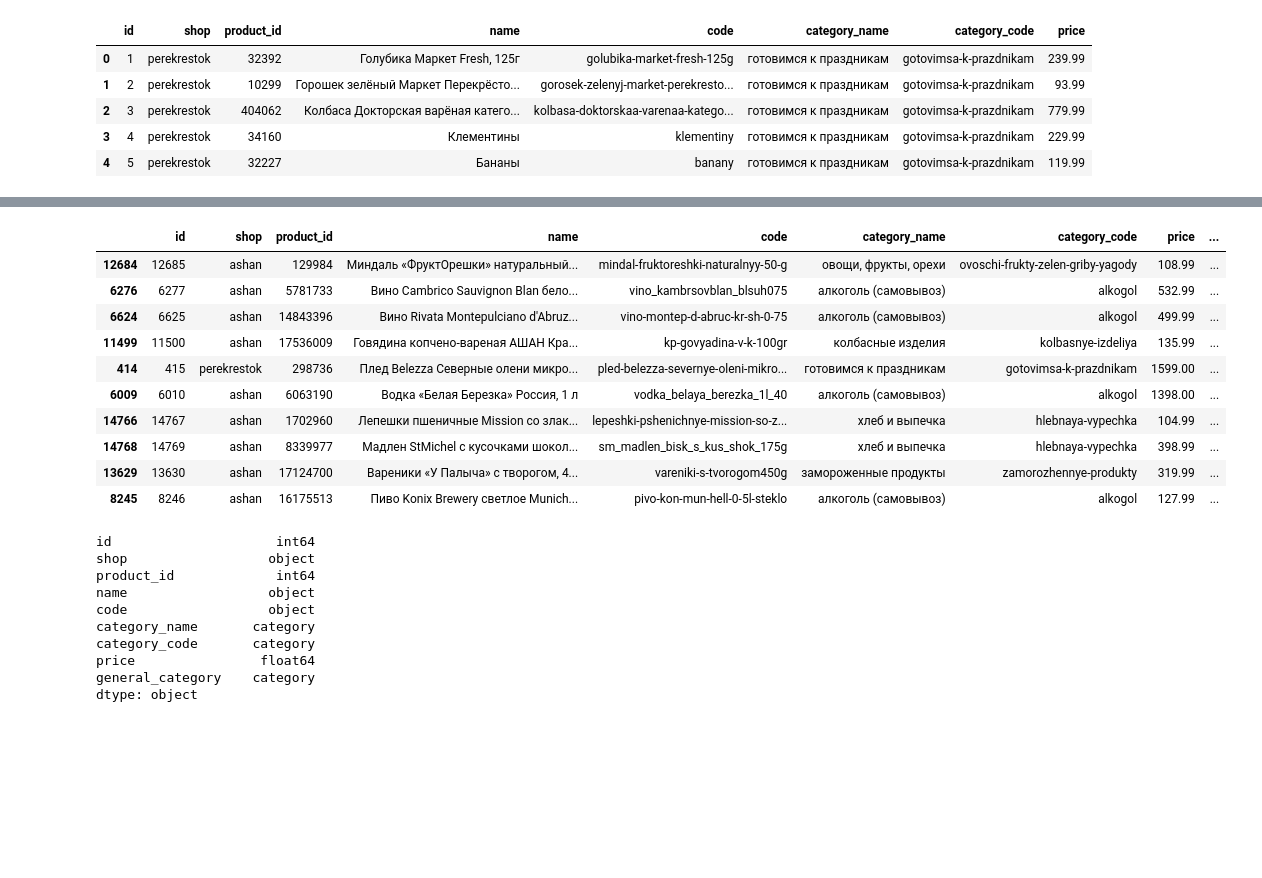
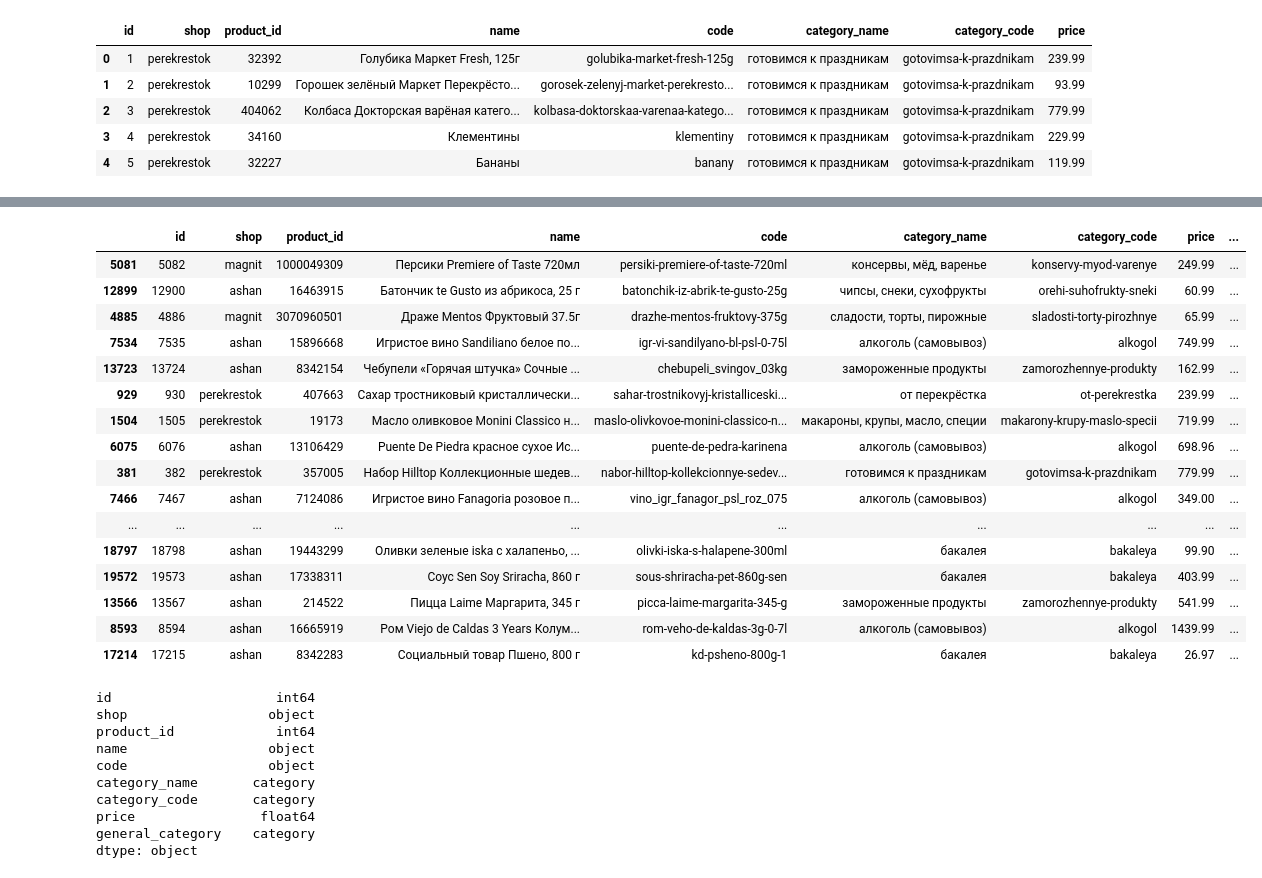
Before and after one commit to ShangaT/market_matcher, a Jupyter notebook: app/classifier_training/product_classifier.ipynb, the cells around one changed output, grey strips where cells are left out. Cells and saved outputs as stored; diff of their text form; code cells hidden in the pictures; blank space fills up the shorter version.

```diff
--- a/app/classifier_training/product_classifier.ipynb
+++ b/app/classifier_training/product_classifier.ipynb
@@ -70,45 +67,51 @@ products['category_name'].value_counts().plot.bar()
 # %%
 products['general_category'] = np.nan
 
 def general_category(row):
-    if 'мололко' in row['category_name'] or 'молочные' in row['category_name'] or 'сыр' in row['category_name'] or 'яйца' in row['category_name']:
+    if 'молоко' in row['category_name'] or 'молочные' in row['category_name'] or 'сыр' in row['category_name'] or 'яйца' in row['category_name']:
         return 'Молочные продукты'
     elif 'мясные' in row['category_name'] or 'колбасные' in row['category_name']  or 'мясо' in row['category_name'] or 'сосиски' in row['category_name']:
         return 'Мясные продукты'
     elif 'рыба' in row['category_name']:
         return 'Рыба и морепродукты'
     elif 'овощи' in row['category_name'] or 'фрукты' in row['category_name'] or 'орехи' in row['category_name'] or 'снеки' in row['category_name']:
         return 'Овощи, фрукты, закуски'
     elif 'бакалея' in row['category_name'] or 'соусы' in row['category_name'] or 'макароны' in row['category_name']:
         return 'Бакалея и соусы'
     elif 'сладости' in row['category_name']:
         return 'Сладости'
     elif 'консервы' in row['category_name'] or 'мед' in row['category_name'] or 'варенье' in row['category_name']:
         return 'Консервы, мед, варенье'
     elif 'выпечка' in row['category_name'] or 'хлеб' in row['category_name']:
         return 'Выпечка и хлеб'
     elif 'чай' in row['category_name'] or 'кофе' in row['category_name'] or 'сахар' in row['category_name']:
         return 'Чай, кофе, какао, сахар'
     elif 'напитки' in row['category_name'] or 'алкоголь' in row['category_name']:
         return 'Напитки'
     else:
         return 'Прочее'
 
 products['general_category'] = products.apply(general_category, axis=1)
 products.general_category = products.general_category.astype('category')
-products.sample(10)
+products.sample(20)
 # %% [output]
 |  | id | shop | product_id | name | code | category_name | category_code | price | ... |
-| 12684 | 12685 | ashan | 129984 | Миндаль «ФруктОрешки» натуральный... | mindal-fruktoreshki-naturalnyy-50-g | овощи, фрукты, орехи | ovoschi-frukty-zelen-griby-yagody | 108.99 | ... |
-| 6276 | 6277 | ashan | 5781733 | Вино Cambrico Sauvignon Blan бело... | vino_kambrsovblan_blsuh075 | алкоголь (самовывоз) | alkogol | 532.99 | ... |
-| 6624 | 6625 | ashan | 14843396 | Вино Rivata Montepulciano d'Abruz... | vino-montep-d-abruc-kr-sh-0-75 | алкоголь (самовывоз) | alkogol | 499.99 | ... |
-| 11499 | 11500 | ashan | 17536009 | Говядина копчено-вареная АШАН Кра... | kp-govyadina-v-k-100gr | колбасные изделия | kolbasnye-izdeliya | 135.99 | ... |
-| 414 | 415 | perekrestok | 298736 | Плед Belezza Северные олени микро... | pled-belezza-severnye-oleni-mikro... | готовимся к праздникам | gotovimsa-k-prazdnikam | 1599.00 | ... |
-| 6009 | 6010 | ashan | 6063190 | Водка «Белая Березка» Россия, 1 л | vodka_belaya_berezka_1l_40 | алкоголь (самовывоз) | alkogol | 1398.00 | ... |
-| 14766 | 14767 | ashan | 1702960 | Лепешки пшеничные Mission со злак... | lepeshki-pshenichnye-mission-so-z... | хлеб и выпечка | hlebnaya-vypechka | 104.99 | ... |
-| 14768 | 14769 | ashan | 8339977 | Мадлен StMichel с кусочками шокол... | sm_madlen_bisk_s_kus_shok_175g | хлеб и выпечка | hlebnaya-vypechka | 398.99 | ... |
-| 13629 | 13630 | ashan | 17124700 | Вареники «У Палыча» с творогом, 4... | vareniki-s-tvorogom450g | замороженные продукты | zamorozhennye-produkty | 319.99 | ... |
-| 8245 | 8246 | ashan | 16175513 | Пиво Konix Brewery светлое Munich... | pivo-kon-mun-hell-0-5l-steklo | алкоголь (самовывоз) | alkogol | 127.99 | ... |
+| 5081 | 5082 | magnit | 1000049309 | Персики Premiere of Taste 720мл | persiki-premiere-of-taste-720ml | консервы, мёд, варенье | konservy-myod-varenye | 249.99 | ... |
+| 12899 | 12900 | ashan | 16463915 | Батончик te Gusto из абрикоса, 25 г | batonchik-iz-abrik-te-gusto-25g | чипсы, снеки, сухофрукты | orehi-suhofrukty-sneki | 60.99 | ... |
+| 4885 | 4886 | magnit | 3070960501 | Драже Mentos Фруктовый 37.5г | drazhe-mentos-fruktovy-375g | сладости, торты, пирожные | sladosti-torty-pirozhnye | 65.99 | ... |
+| 7534 | 7535 | ashan | 15896668 | Игристое вино Sandiliano белое по... | igr-vi-sandilyano-bl-psl-0-75l | алкоголь (самовывоз) | alkogol | 749.99 | ... |
+| 13723 | 13724 | ashan | 8342154 | Чебупели «Горячая штучка» Сочные ... | chebupeli_svingov_03kg | замороженные продукты | zamorozhennye-produkty | 162.99 | ... |
+| 929 | 930 | perekrestok | 407663 | Сахар тростниковый кристаллически... | sahar-trostnikovyj-kristalliceski... | от перекрёстка | ot-perekrestka | 239.99 | ... |
+| 1504 | 1505 | perekrestok | 19173 | Масло оливковое Monini Classico н... | maslo-olivkovoe-monini-classico-n... | макароны, крупы, масло, специи | makarony-krupy-maslo-specii | 719.99 | ... |
+| 6075 | 6076 | ashan | 13106429 | Puente De Piedra красное сухое Ис... | puente-de-pedra-karinena | алкоголь (самовывоз) | alkogol | 698.96 | ... |
+| 381 | 382 | perekrestok | 357005 | Набор Hilltop Коллекционные шедев... | nabor-hilltop-kollekcionnye-sedev... | готовимся к праздникам | gotovimsa-k-prazdnikam | 779.99 | ... |
+| 7466 | 7467 | ashan | 7124086 | Игристое вино Fanagoria розовое п... | vino_igr_fanagor_psl_roz_075 | алкоголь (самовывоз) | alkogol | 349.00 | ... |
+| ... | ... | ... | ... | ... | ... | ... | ... | ... | ... |
+| 18797 | 18798 | ashan | 19443299 | Оливки зеленые iska с халапеньо, ... | olivki-iska-s-halapene-300ml | бакалея | bakaleya | 99.90 | ... |
+| 19572 | 19573 | ashan | 17338311 | Соус Sen Soy Sriracha, 860 г | sous-shriracha-pet-860g-sen | бакалея | bakaleya | 403.99 | ... |
+| 13566 | 13567 | ashan | 214522 | Пицца Laime Маргарита, 345 г | picca-laime-margarita-345-g | замороженные продукты | zamorozhennye-produkty | 541.99 | ... |
+| 8593 | 8594 | ashan | 16665919 | Ром Viejo de Caldas 3 Years Колум... | rom-veho-de-kaldas-3g-0-7l | алкоголь (самовывоз) | alkogol | 1439.99 | ... |
+| 17214 | 17215 | ashan | 8342283 | Социальный товар Пшено, 800 г | kd-psheno-800g-1 | бакалея | bakaleya | 26.97 | ... |
 # %%
 products.category_name = products.category_name.astype('category')
 products.category_code = products.category_code.astype('category')
```
Also changed, not shown: parts of 10 cells of this notebook, 1 other file.
